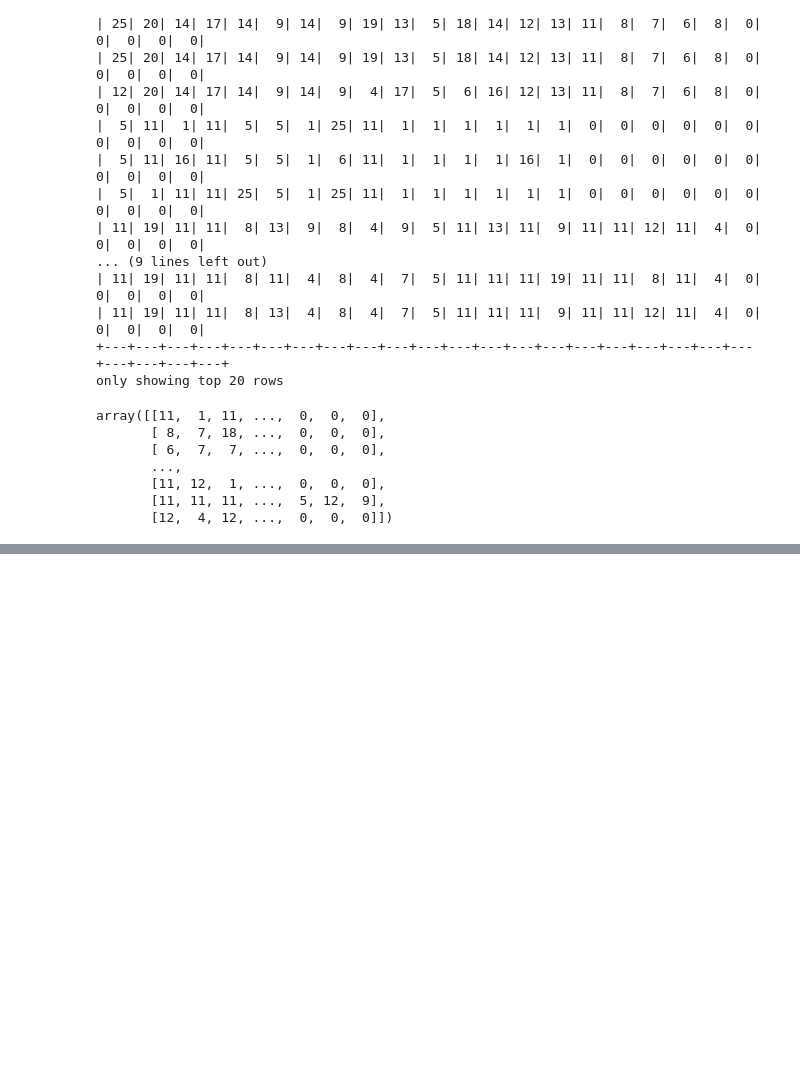
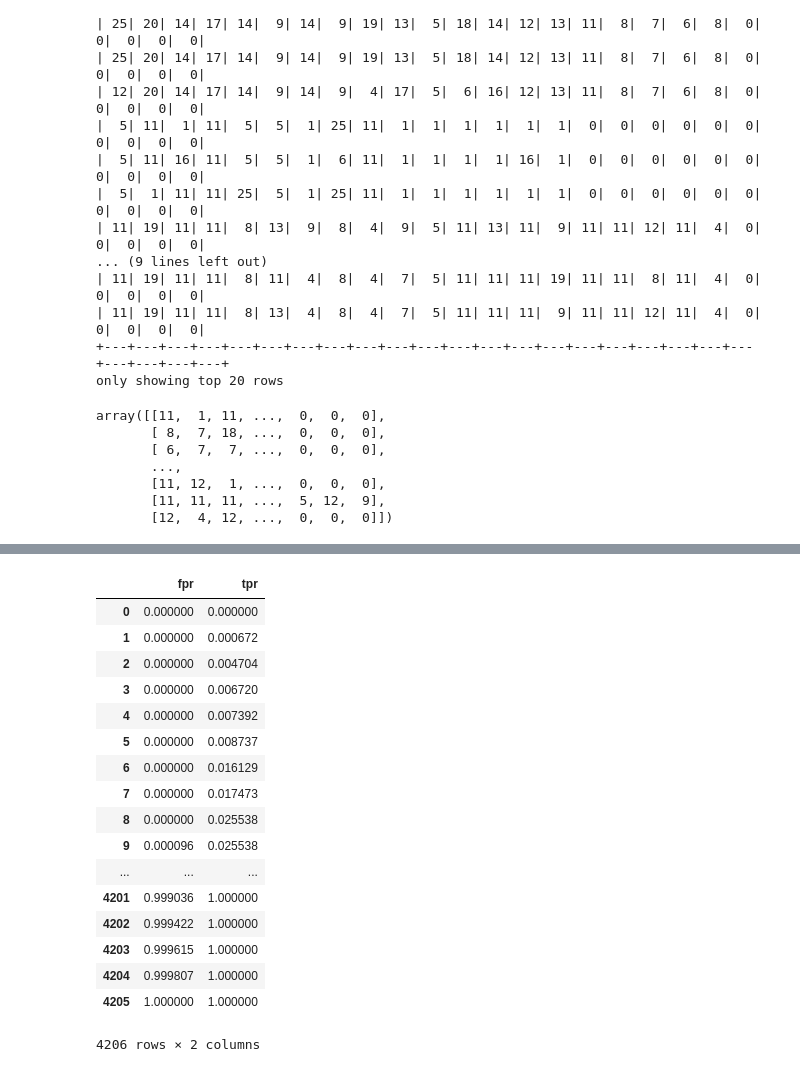
Before and after one commit to Liuzeyu1994/PeptideSequenceGen, a Jupyter notebook: pyspark-data-preperation-and-baseline-prediction.ipynb, the cells around one changed output, grey strips where cells are left out. Saved outputs shown, nothing was run; the diff lists cells and outputs as text; code cells hidden in the pictures; blank space fills up the shorter version.

```diff
--- a/pyspark-data-preperation-and-baseline-prediction.ipynb
+++ b/pyspark-data-preperation-and-baseline-prediction.ipynb
@@ -271,3 +273,25 @@ ______________________________________________
+# %%
+rnn = pd.read_csv('rnn_roc.csv')
+rnn.astype(np.float)
+# %% [output]
+|  | fpr | tpr |
+| 0 | 0.000000 | 0.000000 |
+| 1 | 0.000000 | 0.000672 |
+| 2 | 0.000000 | 0.004704 |
+| 3 | 0.000000 | 0.006720 |
+| 4 | 0.000000 | 0.007392 |
+| 5 | 0.000000 | 0.008737 |
+| 6 | 0.000000 | 0.016129 |
+| 7 | 0.000000 | 0.017473 |
+| 8 | 0.000000 | 0.025538 |
+| 9 | 0.000096 | 0.025538 |
+| ... | ... | ... |
+| 4201 | 0.999036 | 1.000000 |
+| 4202 | 0.999422 | 1.000000 |
+| 4203 | 0.999615 | 1.000000 |
+| 4204 | 0.999807 | 1.000000 |
+| 4205 | 1.000000 | 1.000000 |
+4206 rows × 2 columns
 # %%
 rnn = pd.read_csv('rnn_roc.csv')
 rnn = [pd.to_numeric(rnn.fpr, errors='coerce').dropna().to_list(), pd.to_numeric(rnn.tpr, errors='coerce').dropna().to_list()]
```
Also changed, not shown: parts of 8 cells of this notebook.
